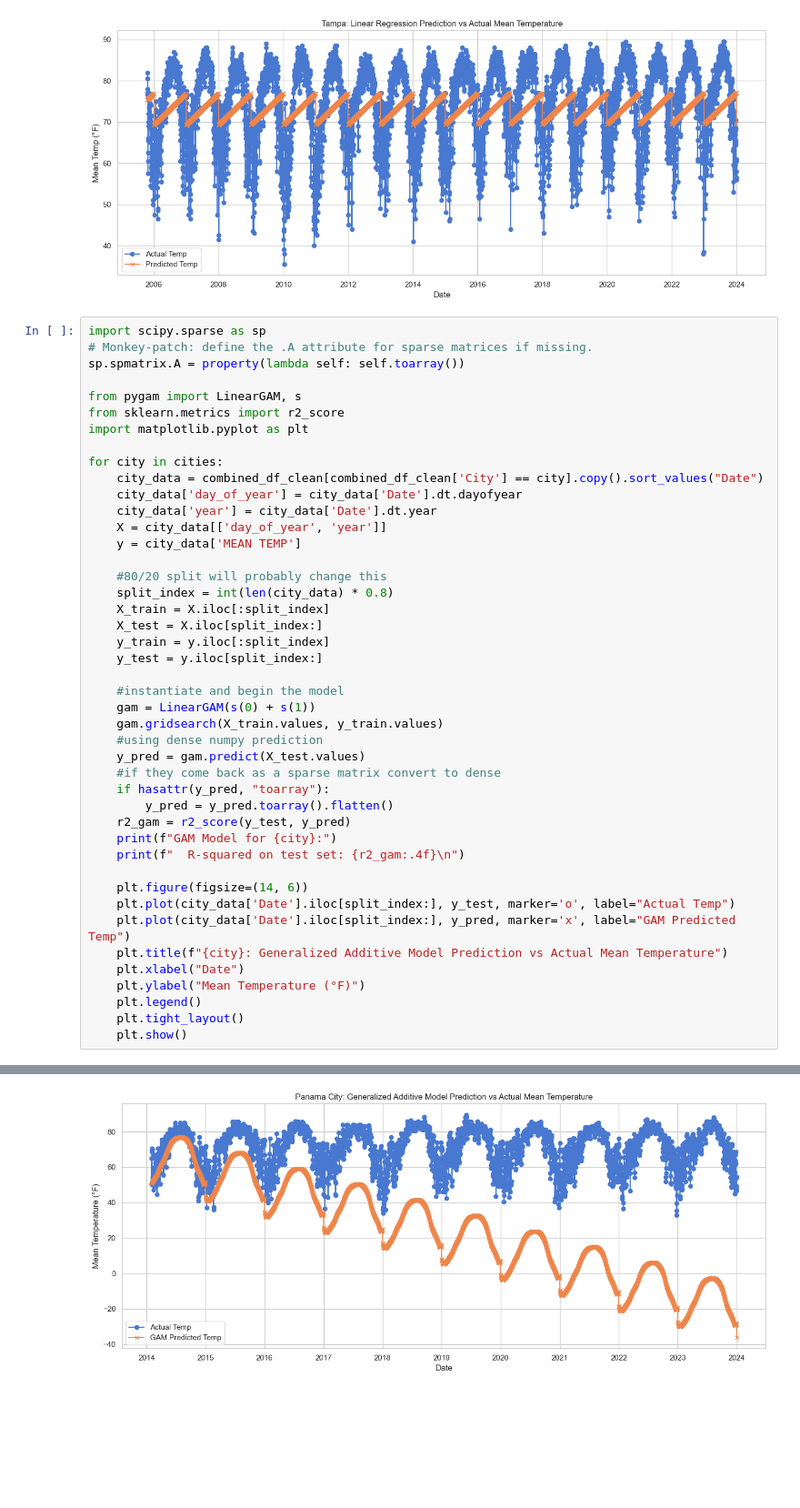
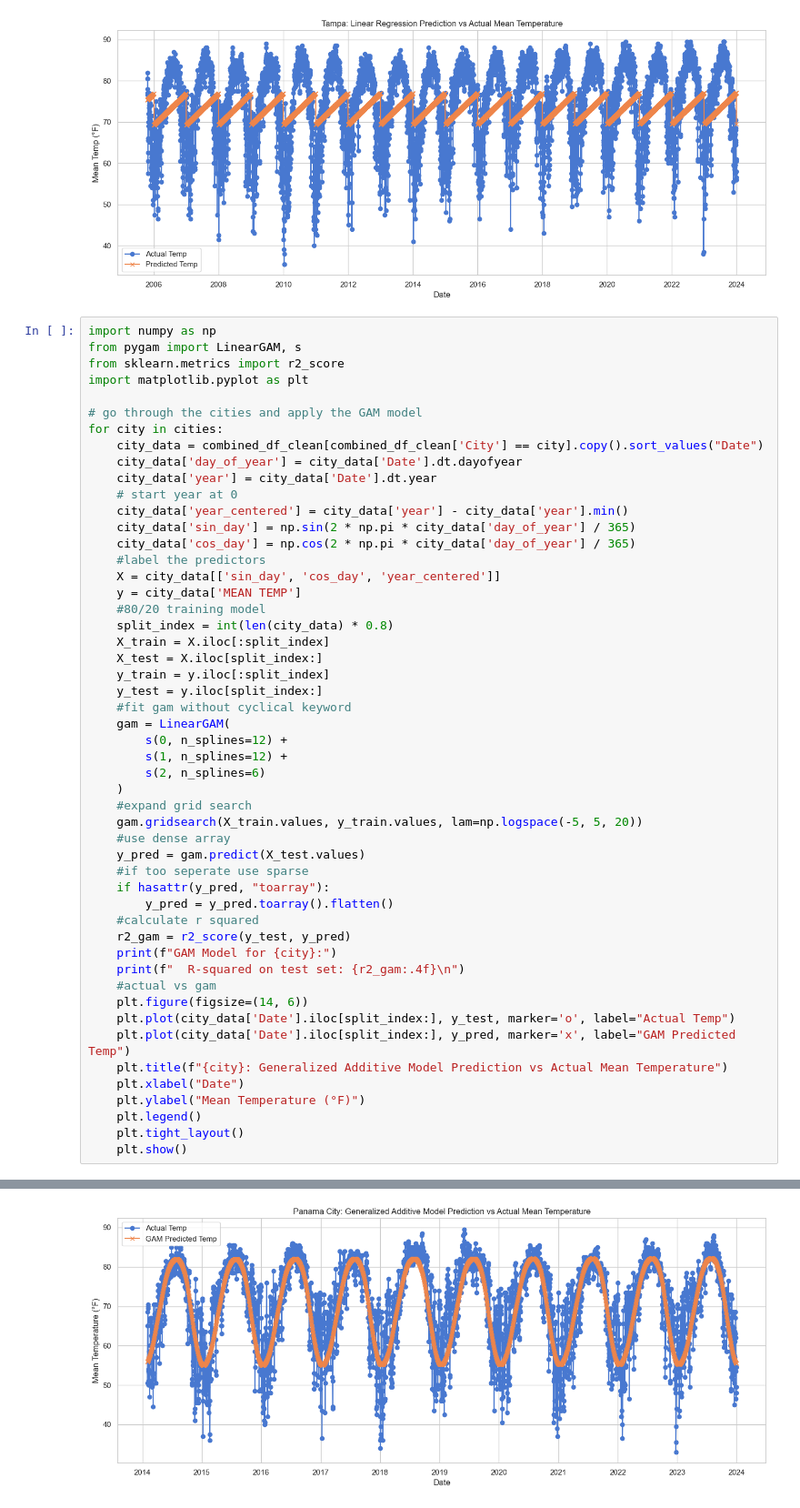
Before and after one commit to ThatGuyMrZero/DataScienceFinalProject, a Jupyter notebook: PyCharmMiscProject/notebook.ipynb, the cells around one changed output, grey strips where cells are left out. Shown at 91% size. Drawn from its saved outputs; the diff is of its cells as text; blank space fills up the shorter version.

Commit message:
added gam model

```diff
--- a/PyCharmMiscProject/notebook.ipynb
+++ b/PyCharmMiscProject/notebook.ipynb
@@ -285,40 +285,47 @@ Linear Regression Model for Tampa:
   R-squared on test set: 0.02583310269253969
 [figure]
 # %%
-import scipy.sparse as sp
-# Monkey-patch: define the .A attribute for sparse matrices if missing.
-sp.spmatrix.A = property(lambda self: self.toarray())
-
+import numpy as np
 from pygam import LinearGAM, s
 from sklearn.metrics import r2_score
 import matplotlib.pyplot as plt
 
+# go through the cities and apply the GAM model
 for city in cities:
     city_data = combined_df_clean[combined_df_clean['City'] == city].copy().sort_values("Date")
     city_data['day_of_year'] = city_data['Date'].dt.dayofyear
     city_data['year'] = city_data['Date'].dt.year
-    X = city_data[['day_of_year', 'year']]
+    # start year at 0
+    city_data['year_centered'] = city_data['year'] - city_data['year'].min()
+    city_data['sin_day'] = np.sin(2 * np.pi * city_data['day_of_year'] / 365)
+    city_data['cos_day'] = np.cos(2 * np.pi * city_data['day_of_year'] / 365)
+    #label the predictors
+    X = city_data[['sin_day', 'cos_day', 'year_centered']]
     y = city_data['MEAN TEMP']
-
-    #80/20 split will probably change this
+    #80/20 training model
     split_index = int(len(city_data) * 0.8)
     X_train = X.iloc[:split_index]
     X_test = X.iloc[split_index:]
     y_train = y.iloc[:split_index]
     y_test = y.iloc[split_index:]
-
-    #instantiate and begin the model
-    gam = LinearGAM(s(0) + s(1))
-    gam.gridsearch(X_train.values, y_train.values)
-    #using dense numpy prediction
+    #fit gam without cyclical keyword
+    gam = LinearGAM(
+        s(0, n_splines=12) +
+        s(1, n_splines=12) +
+        s(2, n_splines=6)
+    )
+    #expand grid search
+    gam.gridsearch(X_train.values, y_train.values, lam=np.logspace(-5, 5, 20))
+    #use dense array
     y_pred = gam.predict(X_test.values)
-    #if they come back as a sparse matrix convert to dense
+    #if too seperate use sparse
     if hasattr(y_pred, "toarray"):
         y_pred = y_pred.toarray().flatten()
+    #calculate r squared
     r2_gam = r2_score(y_test, y_pred)
     print(f"GAM Model for {city}:")
     print(f"  R-squared on test set: {r2_gam:.4f}\n")
-
+    #actual vs gam
     plt.figure(figsize=(14, 6))
     plt.plot(city_data['Date'].iloc[split_index:], y_test, marker='o', label="Actual Temp")
     plt.plot(city_data['Date'].iloc[split_index:], y_pred, marker='x', label="GAM Predicted Temp")
@@ -335 +342 @@ GAM Model for Panama City:
-[figure, old version]
+[figure, new version]
```
Also changed, not shown: parts of 1 cell of this notebook.
